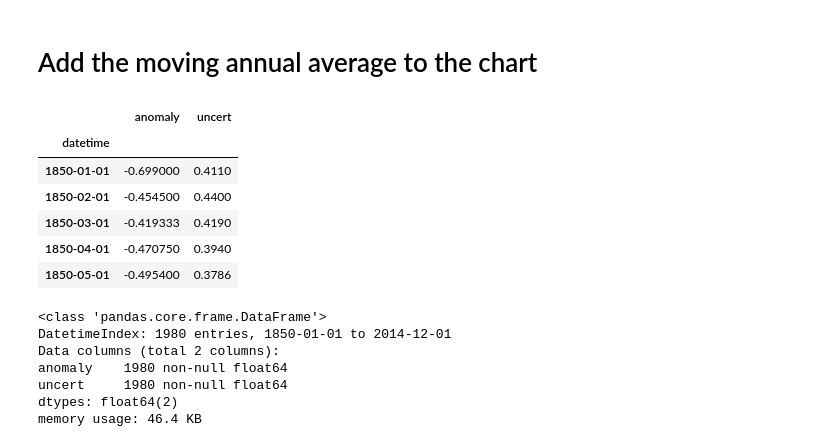
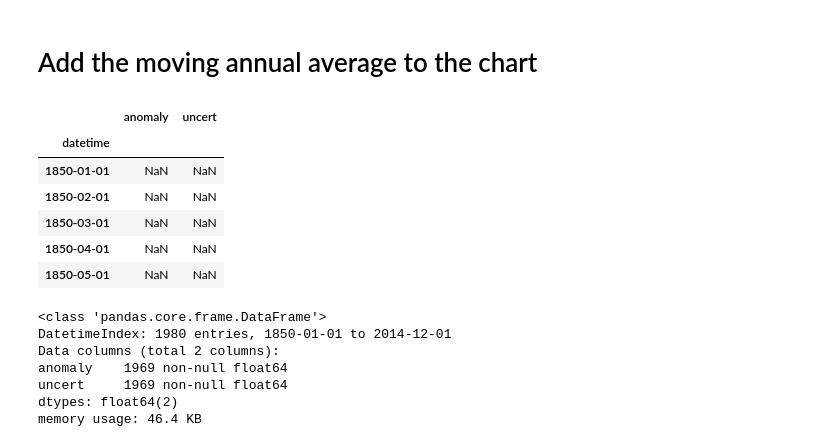
Before and after one commit to andersy005/Hobe1, a Jupyter notebook: notebooks/02-weather-timeseries.ipynb, the cells around one changed output. Saved outputs shown, nothing was run; the diff lists cells and outputs as text; code cells hidden in the pictures.

```diff
--- a/notebooks/02-weather-timeseries.ipynb
+++ b/notebooks/02-weather-timeseries.ipynb
@@ -64,24 +72,24 @@ show(p1)
 # %% [markdown]
 # Add the moving annual average to the chart
 # %%
-df_moving_avg = df.rolling(window=12, min_periods=1).mean()
+df_moving_avg = df.rolling(window=12).mean()
 df_moving_avg.head()
 # %% [output]
 |  | anomaly | uncert |
 | datetime |  |  |
-| 1850-01-01 | -0.699000 | 0.4110 |
-| 1850-02-01 | -0.454500 | 0.4400 |
-| 1850-03-01 | -0.419333 | 0.4190 |
-| 1850-04-01 | -0.470750 | 0.3940 |
-| 1850-05-01 | -0.495400 | 0.3786 |
+| 1850-01-01 | NaN | NaN |
+| 1850-02-01 | NaN | NaN |
+| 1850-03-01 | NaN | NaN |
+| 1850-04-01 | NaN | NaN |
+| 1850-05-01 | NaN | NaN |
 # %%
 df_moving_avg.info()
 # %% [output]
 <class 'pandas.core.frame.DataFrame'>
 DatetimeIndex: 1980 entries, 1850-01-01 to 2014-12-01
 Data columns (total 2 columns):
-anomaly    1980 non-null float64
-uncert     1980 non-null float64
+anomaly    1969 non-null float64
+uncert     1969 non-null float64
 dtypes: float64(2)
 memory usage: 46.4 KB
 # %%
```
Also changed, not shown: parts of 5 cells of this notebook.
